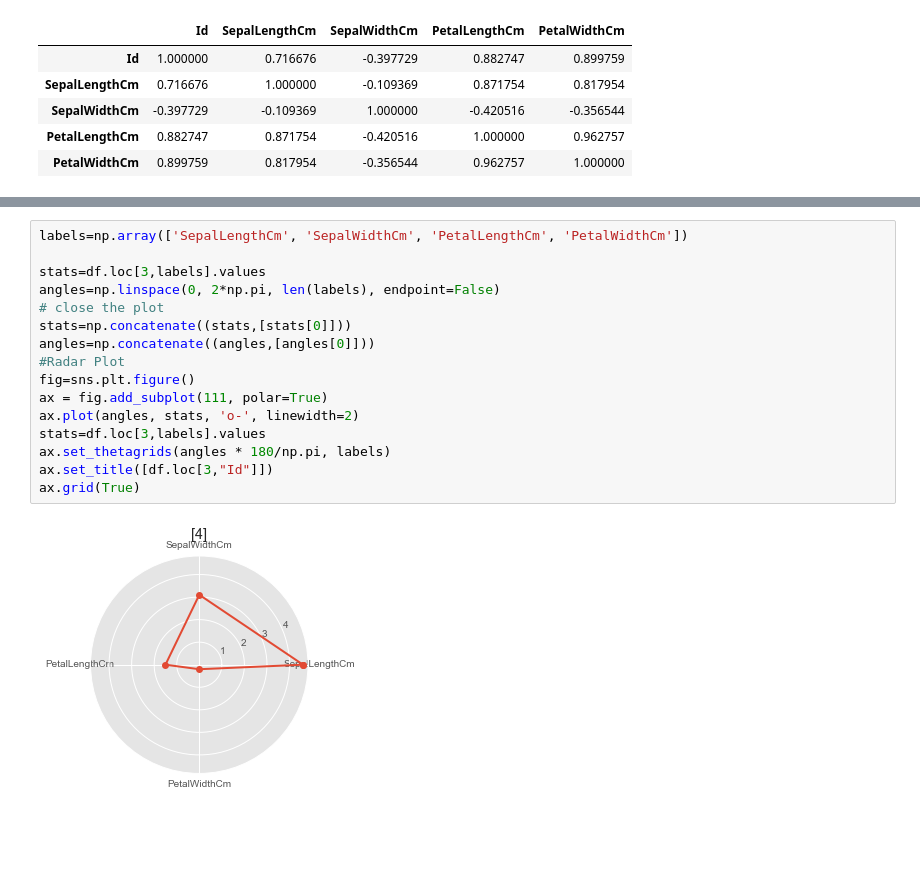
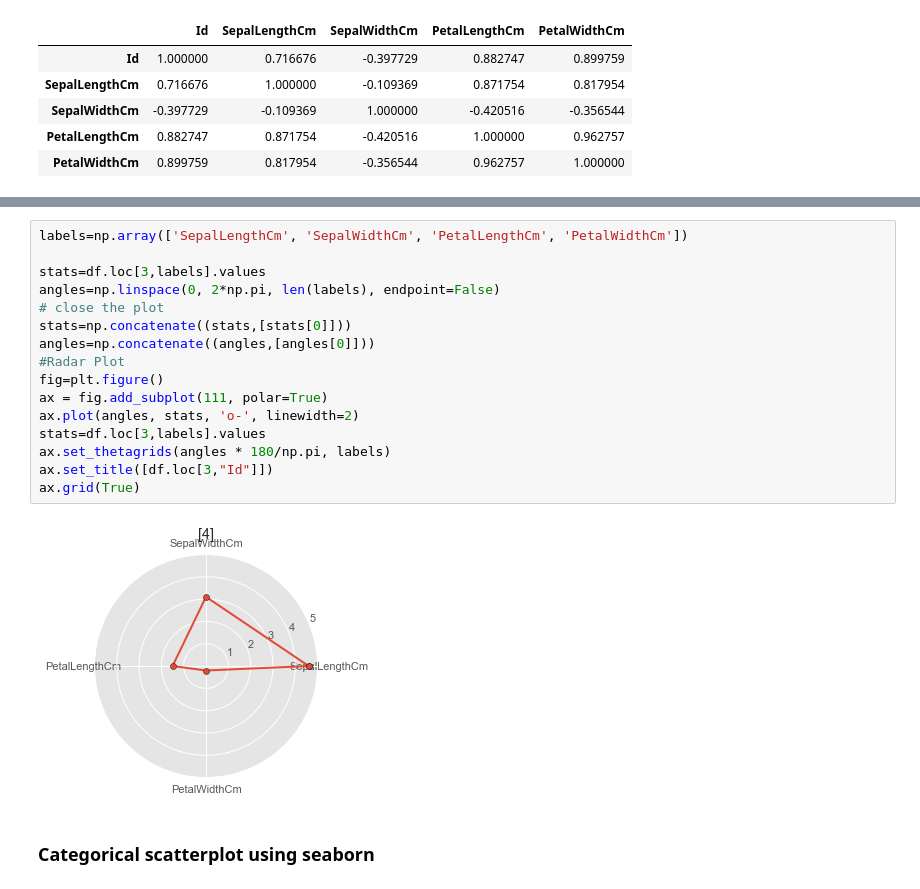
Before and after one commit to AshishSinha5/DataVisualization, a Jupyter notebook: iris1.ipynb, the cells around one changed output, grey strips where cells are left out. Cells and saved outputs as stored; diff of their text form; blank space fills up the shorter version.

```diff
--- a/iris1.ipynb
+++ b/iris1.ipynb
@@ -154,21 +154,23 @@ plt.show()
 # %%
 labels=np.array(['SepalLengthCm', 'SepalWidthCm', 'PetalLengthCm', 'PetalWidthCm'])
 
 stats=df.loc[3,labels].values
 angles=np.linspace(0, 2*np.pi, len(labels), endpoint=False)
 # close the plot
 stats=np.concatenate((stats,[stats[0]]))
 angles=np.concatenate((angles,[angles[0]]))
 #Radar Plot
-fig=sns.plt.figure()
+fig=plt.figure()
 ax = fig.add_subplot(111, polar=True)
 ax.plot(angles, stats, 'o-', linewidth=2)
 stats=df.loc[3,labels].values
 ax.set_thetagrids(angles * 180/np.pi, labels)
 ax.set_title([df.loc[3,"Id"]])
 ax.grid(True)
 # %% [output]
-[figure, old version]
+[figure, new version]
+# %% [markdown]
+### Categorical scatterplot using seaborn
 # %%
 fig, axes= plt.subplots(1,3)
 plt.subplots_adjust(hspace = 0.9,right= 1.6)
```
Also changed, not shown: parts of 11 cells of this notebook.
